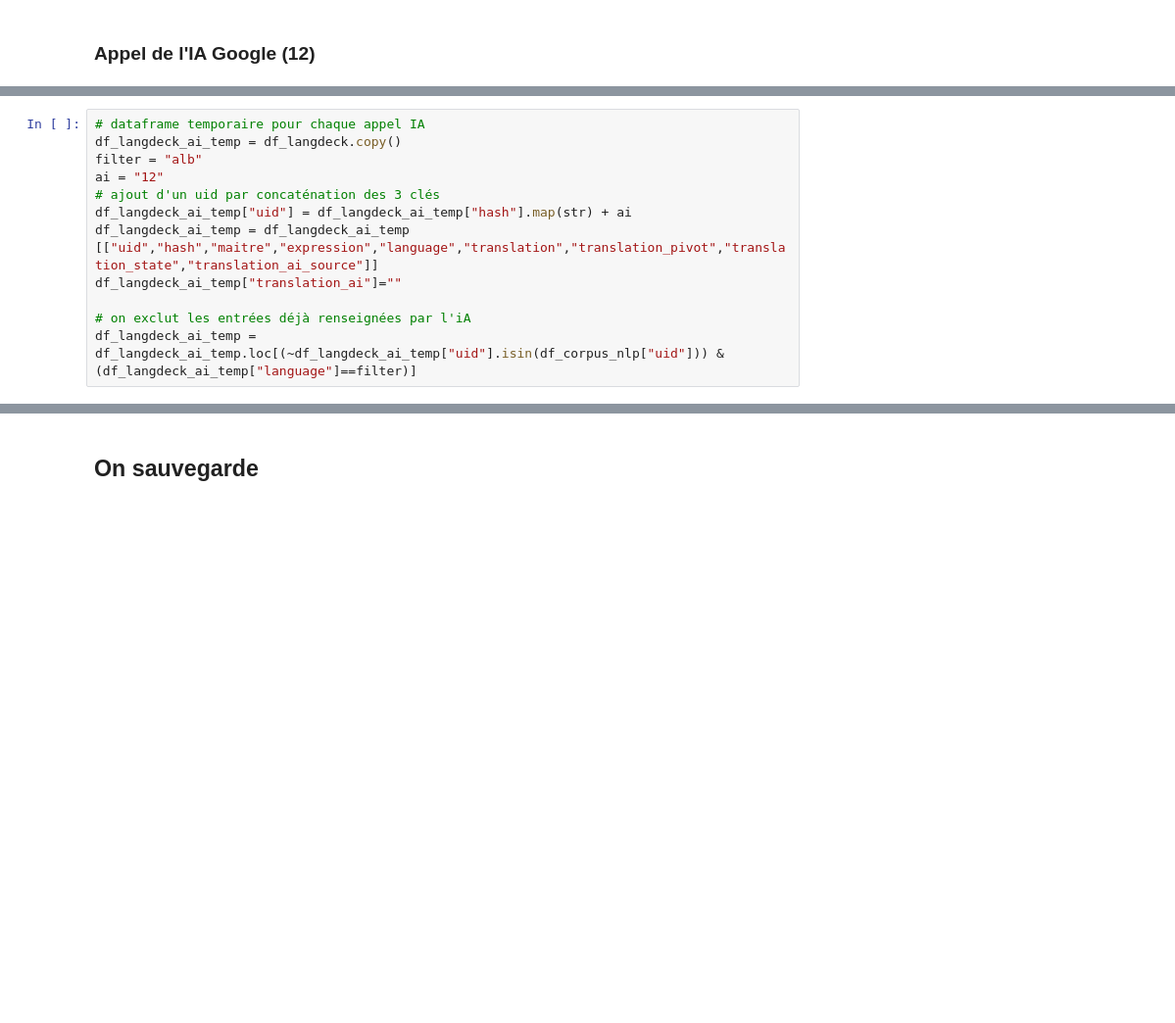
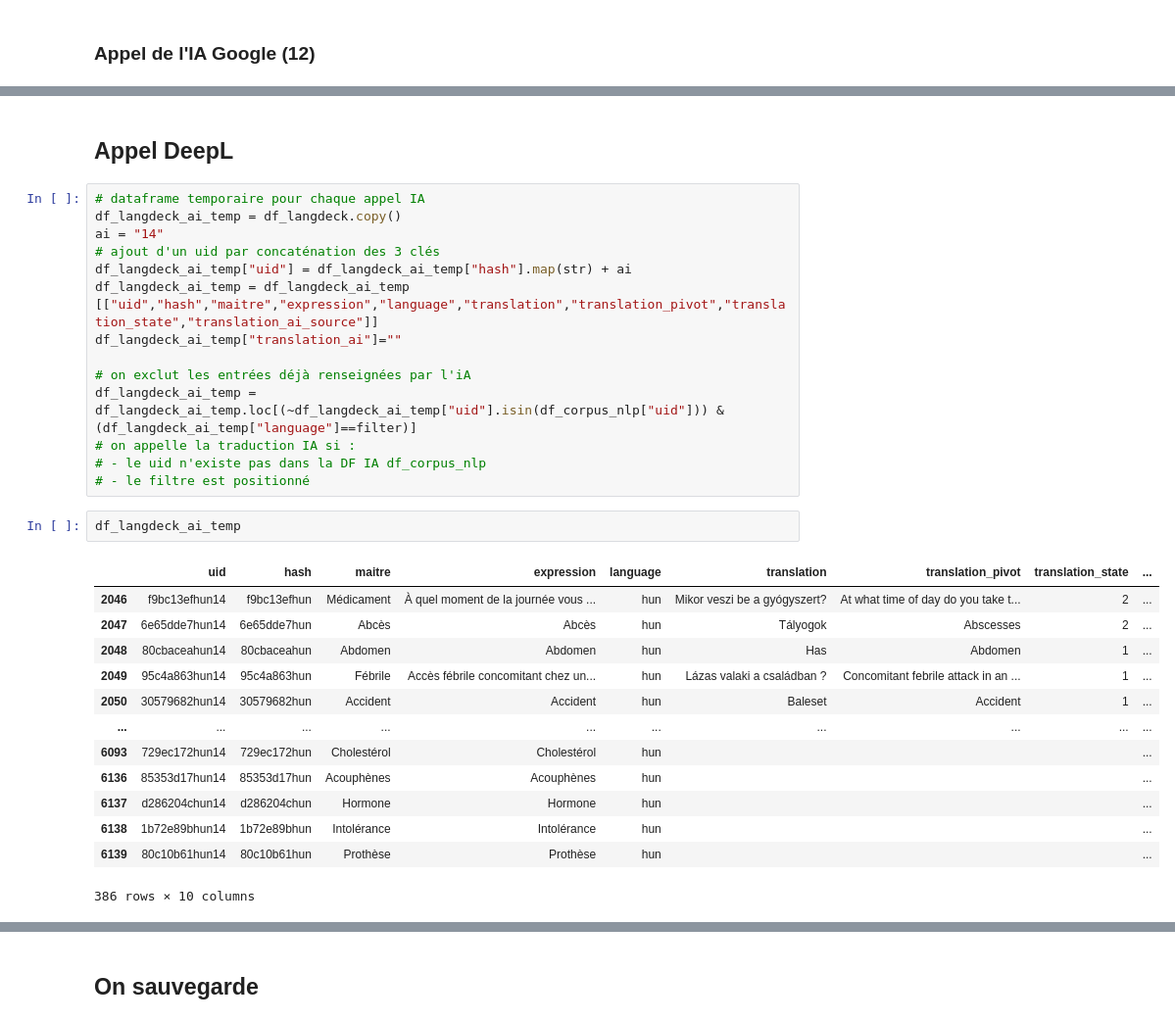
Before and after one commit to gretiere545/langdeck, a Jupyter notebook: langdeck_sync.ipynb, the cells around one changed output, grey strips where cells are left out. Shown at 98% size. Cells and saved outputs as stored; diff of their text form; blank space fills up the shorter version.

```diff
--- a/langdeck_sync.ipynb
+++ b/langdeck_sync.ipynb
@@ -624,8 +758,9 @@ df_corpus_nlp = df_corpus_nlp[["uid","hash","maitre","expression","language","tr
+# %% [markdown]
+## Appel DeepL
 # %%
 # dataframe temporaire pour chaque appel IA
 df_langdeck_ai_temp = df_langdeck.copy()
-filter = "alb"
-ai = "12"
+ai = "14"
 # ajout d'un uid par concaténation des 3 clés
 df_langdeck_ai_temp["uid"] = df_langdeck_ai_temp["hash"].map(str) + ai
 df_langdeck_ai_temp = df_langdeck_ai_temp [["uid","hash","maitre","expression","language","translation","translation_pivot","translation_state","translation_ai_source"]]
@@ -633,4 +768,23 @@ df_langdeck_ai_temp["translation_ai"]=""
 
 # on exclut les entrées déjà renseignées par l'iA
 df_langdeck_ai_temp = df_langdeck_ai_temp.loc[(~df_langdeck_ai_temp["uid"].isin(df_corpus_nlp["uid"])) & (df_langdeck_ai_temp["language"]==filter)]
+# on appelle la traduction IA si :
+# - le uid n'existe pas dans la DF IA df_corpus_nlp
+# - le filtre est positionné
+# %%
+df_langdeck_ai_temp
+# %% [output]
+|  | uid | hash | maitre | expression | language | translation | translation_pivot | translation_state | ... |
+| 2046 | f9bc13efhun14 | f9bc13efhun | Médicament | À quel moment de la journée vous ... | hun | Mikor veszi be a gyógyszert? | At what time of day do you take t... | 2 | ... |
+| 2047 | 6e65dde7hun14 | 6e65dde7hun | Abcès | Abcès | hun | Tályogok | Abscesses | 2 | ... |
+| 2048 | 80cbaceahun14 | 80cbaceahun | Abdomen | Abdomen | hun | Has | Abdomen | 1 | ... |
+| 2049 | 95c4a863hun14 | 95c4a863hun | Fébrile | Accès fébrile concomitant chez un... | hun | Lázas valaki a családban ? | Concomitant febrile attack in an ... | 1 | ... |
+| 2050 | 30579682hun14 | 30579682hun | Accident | Accident | hun | Baleset | Accident | 1 | ... |
+| ... | ... | ... | ... | ... | ... | ... | ... | ... | ... |
+| 6093 | 729ec172hun14 | 729ec172hun | Cholestérol | Cholestérol | hun |  |  |  | ... |
+| 6136 | 85353d17hun14 | 85353d17hun | Acouphènes | Acouphènes | hun |  |  |  | ... |
+| 6137 | d286204chun14 | d286204chun | Hormone | Hormone | hun |  |  |  | ... |
+| 6138 | 1b72e89bhun14 | 1b72e89bhun | Intolérance | Intolérance | hun |  |  |  | ... |
+| 6139 | 80c10b61hun14 | 80c10b61hun | Prothèse | Prothèse | hun |  |  |  | ... |
+386 rows × 10 columns
 # %%
```
Also changed, not shown: parts of 14 cells of this notebook.
